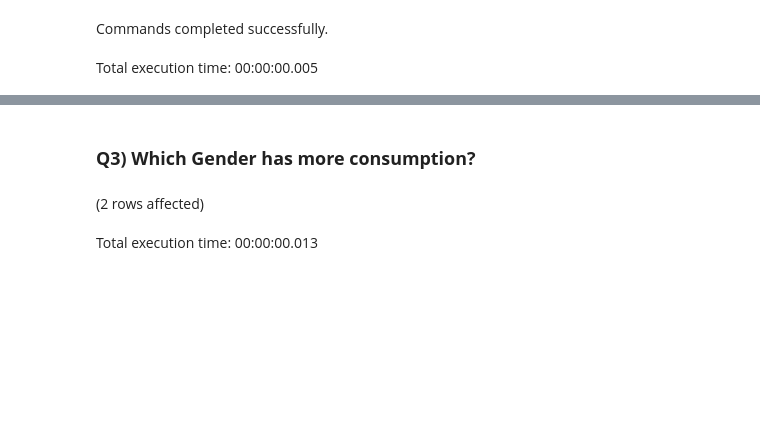
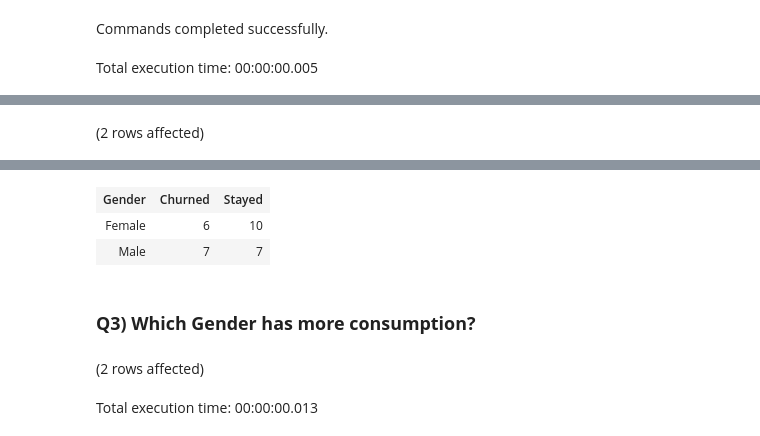
Before and after one commit to sohilamohey/ITI-SQL-Project-Telco-Company, a Jupyter notebook: Offical Code.ipynb, the cells around one changed output, grey strips where cells are left out. Saved outputs shown, nothing was run; the diff lists cells and outputs as text; code cells hidden in the pictures; blank space fills up the shorter version.

```diff
--- a/Offical Code.ipynb
+++ b/Offical Code.ipynb
@@ -22,0 +70,3 @@ Total execution time: 00:00:00.005
+# %%
+EXEC GET_CORR_DEMO_CHURN__'Gender'
+# %% [output]
@@ -22,0 +74 @@ Total execution time: 00:00:00.005
+(2 rows affected)
@@ -23,3 +76,6 @@ Total execution time: 00:00:00.005
+| Gender | Churned | Stayed |
+| Female | 6 | 10 |
+| Male | 7 | 7 |
 # %% [markdown]
 ### **Q3) Which Gender has more consumption?**
 # %%
```
Also changed, not shown: parts of 9 cells of this notebook.
